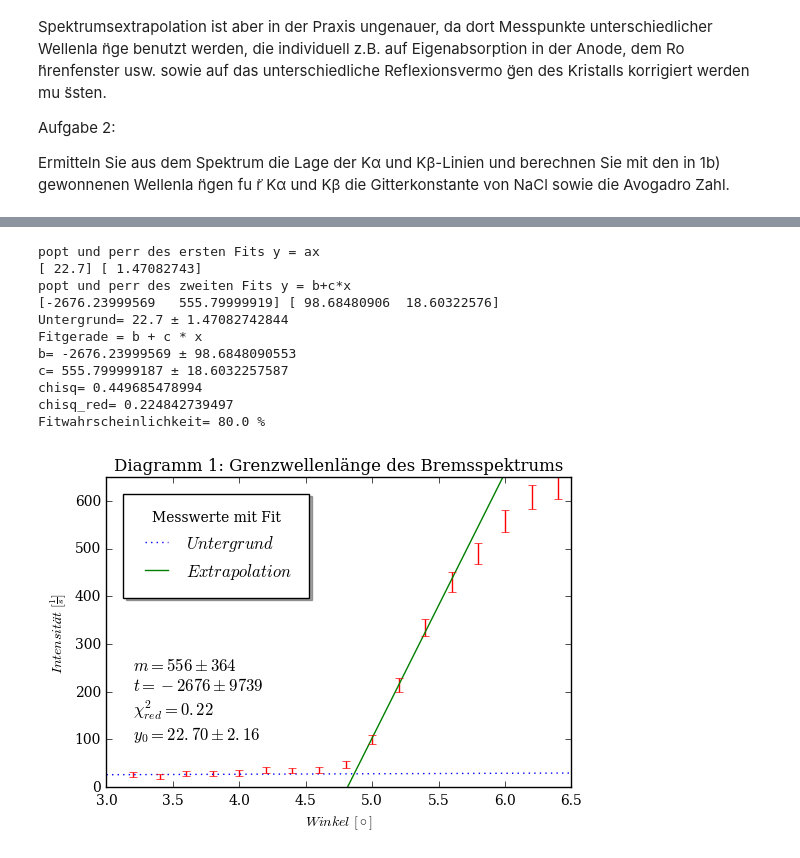
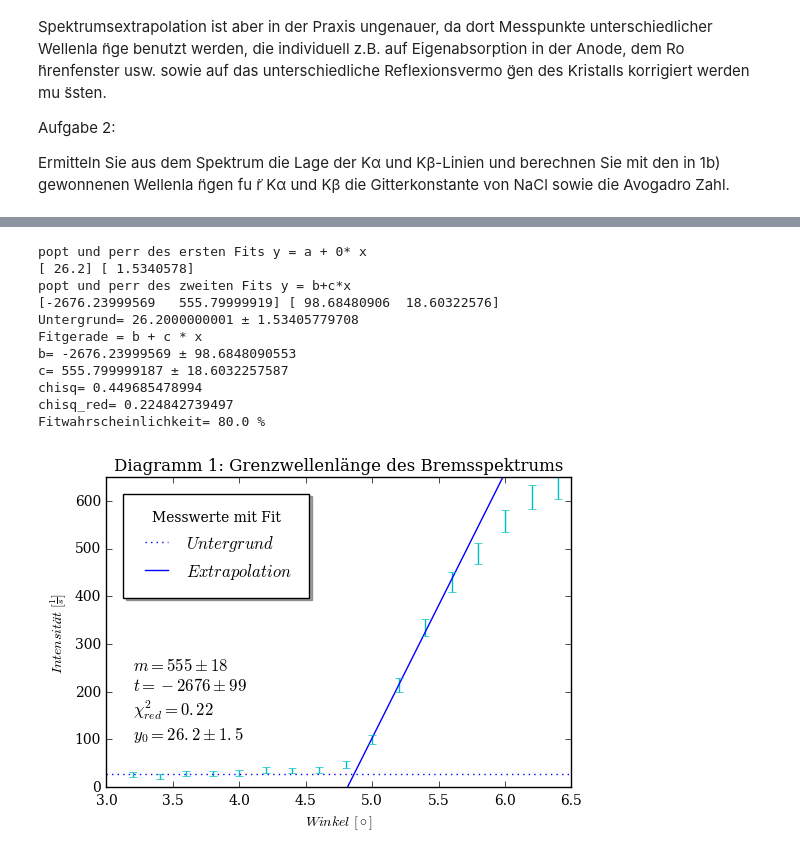
Before and after one commit to woskar/pap2-lab-training, a Jupyter notebook: v255/v255_spektrometer.ipynb, the cells around one changed output, grey strips where cells are left out. Cells and saved outputs as stored; diff of their text form; code cells hidden in the pictures.

```diff
--- a/v255/v255_spektrometer.ipynb
+++ b/v255/v255_spektrometer.ipynb
@@ -26,15 +26,19 @@ Aufgabe 2:
 Ermitteln Sie aus dem Spektrum die Lage der Kα und Kβ-Linien und berechnen Sie mit den in 1b) gewonnenen Wellenla ̈ngen fu ̈r Kα und Kβ die Gitterkonstante von NaCl sowie die Avogadro Zahl.
 # %%
 #Einlesen der Daten aus LiF.txt für LiF Kristall mit Fehler
-daten = open('LiF.txt').read().replace(',','.')
+daten = open('LiF_master.txt').read().replace(',','.')
 angle, intensity = np.loadtxt(io.StringIO(daten), unpack=True)
 #print (angle, intensity)
 dintensity=np.sqrt(intensity)
 
 plt.rcParams["font.family"]='serif'
-plt.errorbar(angle, intensity, yerr=dintensity)
+plt.errorbar(angle, intensity, yerr=dintensity, label='Messwerte mit \nstatistischem Fehler')
 plt.xlabel('$Winkel\ [\circ]$')
 plt.ylabel('$Intensität\ [\\frac{1}{s}]$')
-plt.title('Zählrate abhängig vom Winkel')
-plt.axis((3, 22, 0, 3000))
+plt.title('Diagramm 0: Alle Messwerte, Zählrate abh. vom Winkel')
+plt.axis((2, 23, 0, 3000))
+plt.legend(borderpad=1, borderaxespad=1, loc='best', shadow='true', fontsize=11)
+
+
+#plt.savefig('v255_0.pdf',format='pdf')
 # %% [output]
@@ -53,7 +57,7 @@ dint2=dintensity[10:14]
 
 #Zwei Fitfunktionen, verschiedene Geraden
 def linear1(x,a):
-    return a+x
+    return a + 0*x
 popt, pcov = curve_fit(linear1, ang1, int1, p0=[1])
 perr = np.sqrt(np.diag(pcov))
 
@@ -73,42 +77,42 @@ x=np.linspace(3,7,20)
 y=np.linspace(4.7,6,20)
 
 plt.plot(x,linear1(x,*popt),label="$Untergrund$",linestyle=':')
-plt.plot(y,linear2(y,*popt2), label="$Extrapolation$")
-plt.errorbar(angle[1:20], intensity[1:20],dintensity[1:20], linestyle='None')
+plt.plot(y,linear2(y,*popt2), label="$Extrapolation$", color='b')
+plt.errorbar(angle[1:20], intensity[1:20],dintensity[1:20], linestyle='None', color='c')
 plt.xlabel('$Winkel\ [\circ]$')
 plt.ylabel('$Intensität\ [\\frac{1}{s}]$')
 plt.title('Diagramm 1: Grenzwellenlänge des Bremsspektrums')
 plt.rcParams["font.family"]='serif'
 plt.legend(title='Messwerte mit Fit', borderpad=1, borderaxespad=1, loc='upper left', shadow='true')
 plt.axis((3, 6.5, 0, 650))
-plt.text(3.2,100,"$m=556\pm364$\n$t=-2676\pm9739$\n$\chi_{red}^{2}=0.22$\n$y_{0}=22.70\pm2.16$", fontsize=12)
+plt.text(3.2,100,"$m=555\pm18$\n$t=-2676\pm99$\n$\chi_{red}^{2}=0.22$\n$y_{0}=26.2\pm1.5$", fontsize=12)
 
-print('popt und perr des ersten Fits y = ax')
+print('popt und perr des ersten Fits y = a + 0* x')
 print(popt, perr)
 print('popt und perr des zweiten Fits y = b+c*x')
 print(popt2, perr2)
 print('Untergrund=',popt[0],'±',perr[0])
 print('Fitgerade = b + c * x')
 print('b=',popt2[0],'±',perr2[0])
 print('c=',popt2[1],'±',perr2[1])
 print('chisq=',chisq)
 print('chisq_red=',chisq_red)
 print('Fitwahrscheinlichkeit=',prob,'%')
 
-#plt.savefig('v255_1.pdf',format='pdf')
+plt.savefig('v255_1.pdf',format='pdf')
 # %% [output]
-popt und perr des ersten Fits y = ax
-[ 22.7] [ 1.47082743]
+popt und perr des ersten Fits y = a + 0* x
+[ 26.2] [ 1.5340578]
 popt und perr des zweiten Fits y = b+c*x
 [-2676.23999569   555.79999919] [ 98.68480906  18.60322576]
-Untergrund= 22.7 ± 1.47082742844
+Untergrund= 26.2000000001 ± 1.53405779708
 Fitgerade = b + c * x
 b= -2676.23999569 ± 98.6848090553
 c= 555.799999187 ± 18.6032257587
 chisq= 0.449685478994
 chisq_red= 0.224842739497
 Fitwahrscheinlichkeit= 80.0 %
-[figure, old version]
+[figure, new version]
 # %%
 #Aufgabe 2b: Spektrum erster Ordnung von LiF
 #Zählrate als Funktion des Winkels, bestimmen der Wellenlängen von Ka und Kb
```
Also changed, not shown: parts of 10 cells of this notebook, 13 other files.
